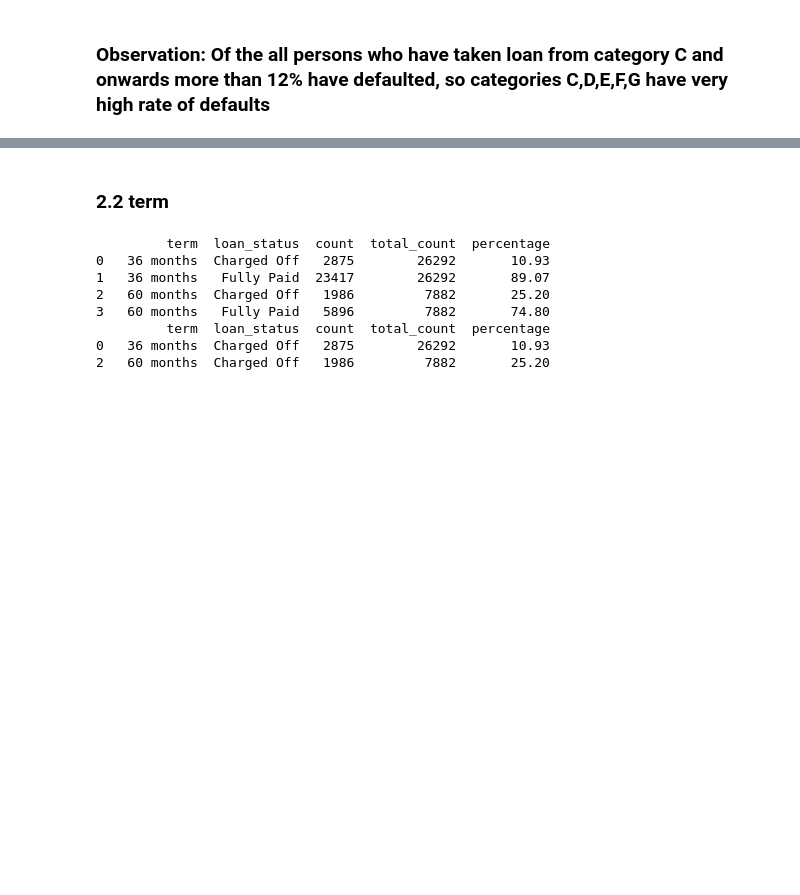
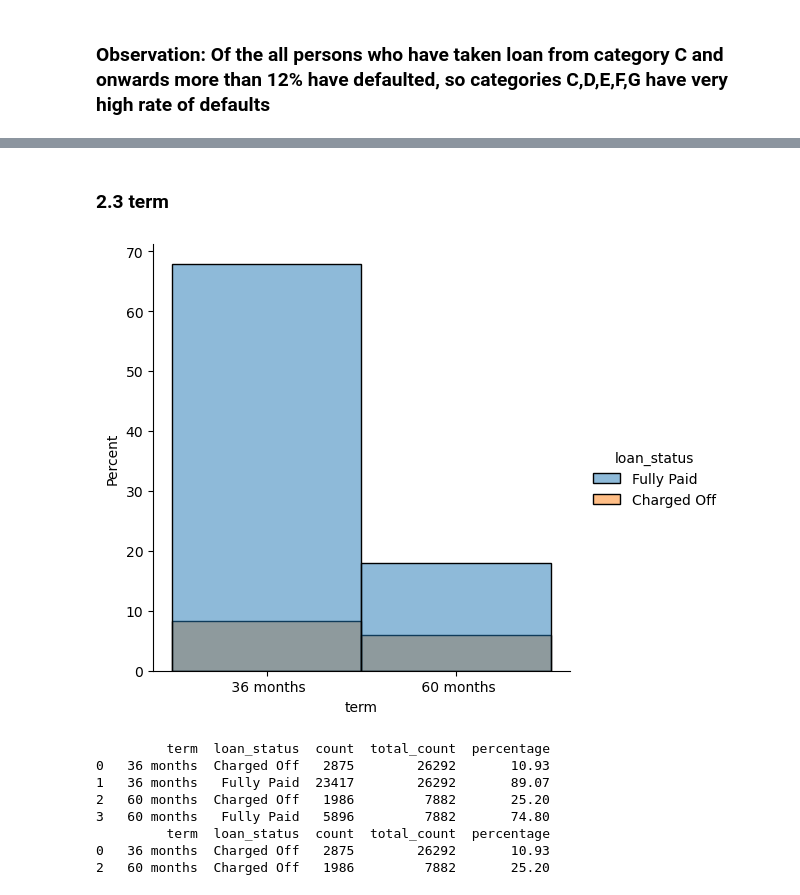
Before and after one commit to sdakshinkar/LendingClubCaseStudy, a Jupyter notebook: Swapnil_Dakshinkar.ipynb, the cells around one changed output, grey strips where cells are left out. Drawn from its saved outputs; the diff is of its cells as text; code cells hidden in the pictures; blank space fills up the shorter version.

```diff
--- a/Swapnil_Dakshinkar.ipynb
+++ b/Swapnil_Dakshinkar.ipynb
@@ -615,5 +654,11 @@ Name: count, dtype: int64
 # %% [markdown]
-### 2.2 term
+### 2.3 term
+# %%
+p = sns.displot(data=df, x='term', stat='percent',hue='loan_status')
+plt.xticks()
+plt.show()
+# %% [output]
+[figure, added]
 # %%
 df_temp = df.groupby(['term','loan_status']).size()
 df_temp = df_temp.reset_index(name='count')
```
Also changed, not shown: parts of 24 cells of this notebook.
